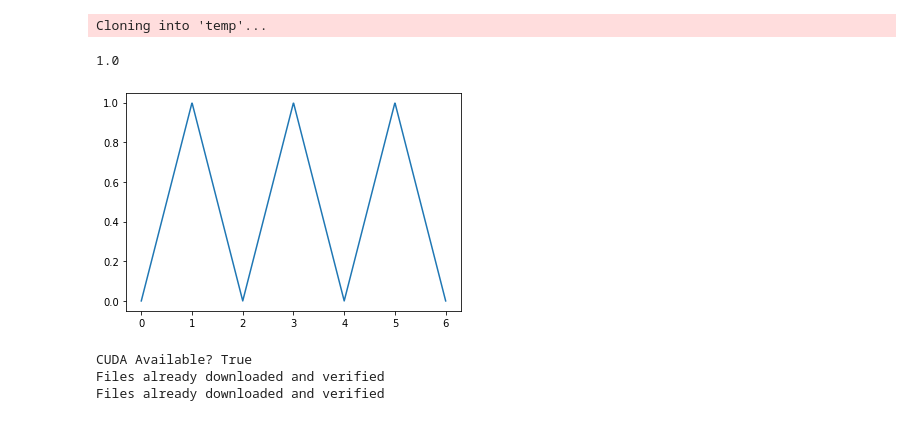
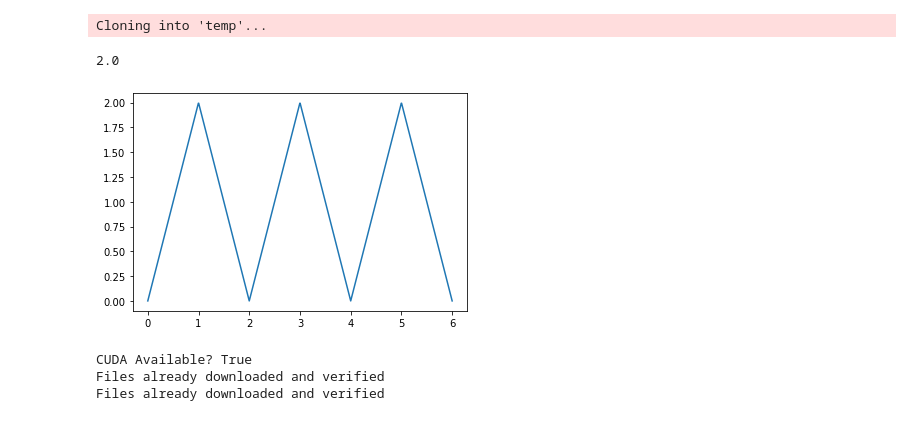
Before and after one commit to bikash-bhoi/eva4, a Jupyter notebook: Session11/Session_11_CIFAR_ocp.ipynb, the cells around one changed output. Cells and saved outputs as stored; diff of their text form; code cells hidden in the pictures.

```diff
--- a/Session11/Session_11_CIFAR_ocp.ipynb
+++ b/Session11/Session_11_CIFAR_ocp.ipynb
@@ -44,10 +44,10 @@ import torchsummary
 from torchsummary import summary
 import torch
 # %%
-zigzag_plot(num_trianges = 3, min_val = 0, max_val = 1, triangle_base = 2)
+zigzag_plot(num_trianges = 3, min_val = 0, max_val = 2, triangle_base = 2)
 # %% [output]
-1.0
+2.0
-[figure, old version]
+[figure, new version]
 # %%
 trainset, testset, train_loader, test_loader, classes =download_load(train_bs=512,test_bs=512)
 # %% [output]
```
